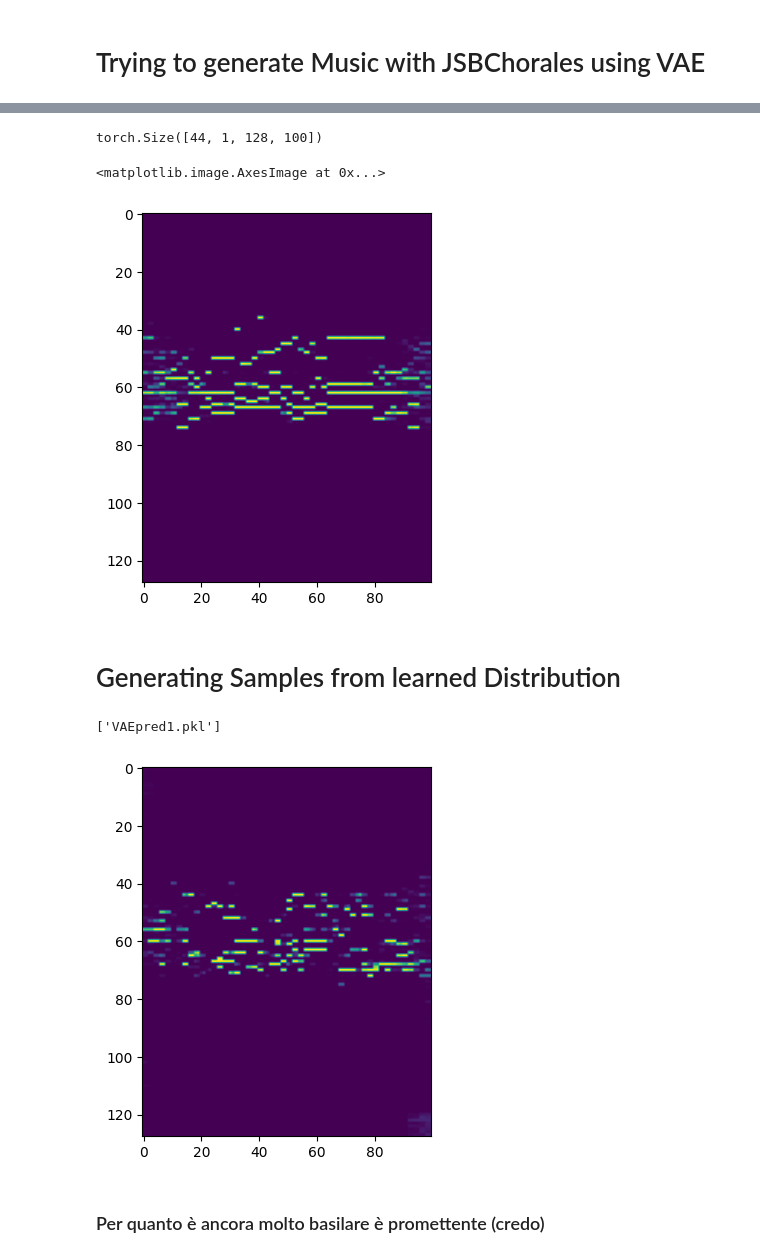
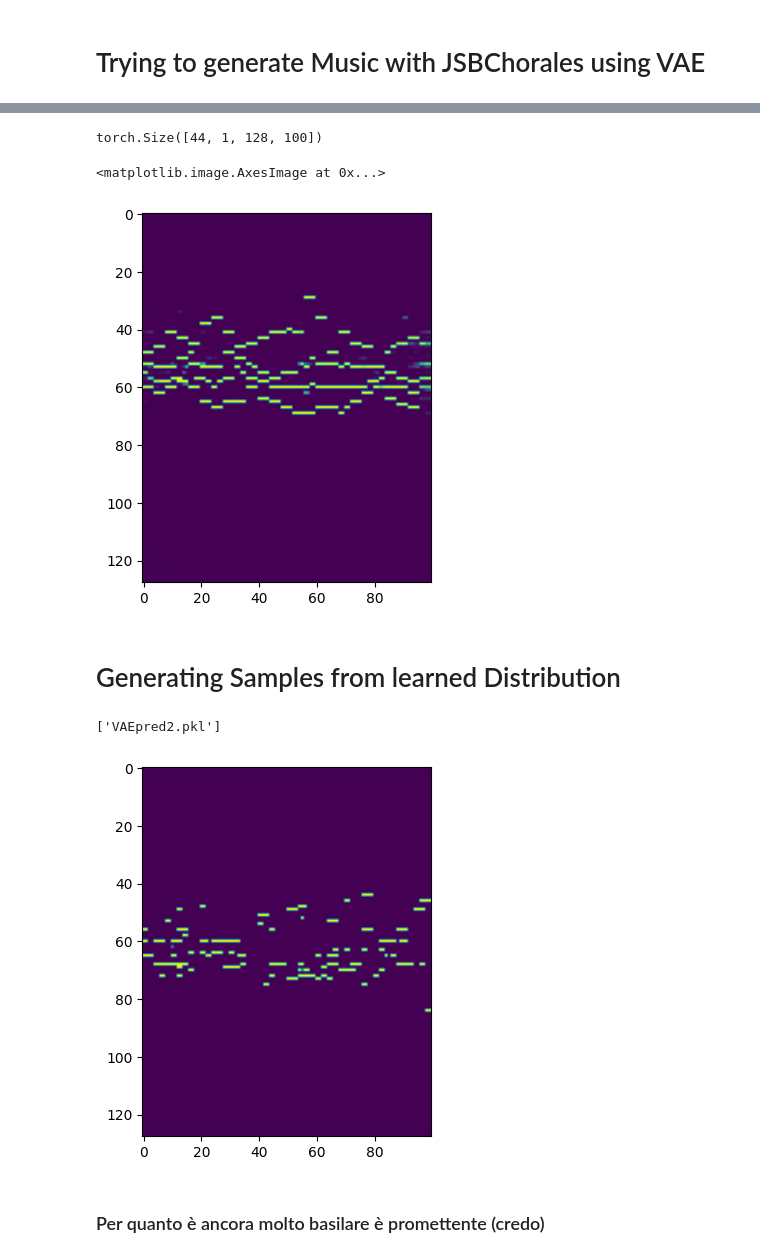
Before and after one commit to MarioPaerle/DIATONICA, a Jupyter notebook: bachvae.ipynb, the cells around one changed output, grey strips where cells are left out. Saved outputs shown, nothing was run; the diff lists cells and outputs as text; code cells hidden in the pictures.

Commit message:
Kaggle Notebook | BachVAE | Version 7

```diff
--- a/bachvae.ipynb
+++ b/bachvae.ipynb
@@ -20,8 +20,8 @@ dataloader = DataLoader(X, batch_size=64, shuffle=True)
 # %%
 def loss_function(x, x_hat, mean, log_var):
     reproduction_loss = nn.functional.binary_cross_entropy(x_hat, x, reduction='sum')
-    # reproduction_loss = nn.functional.mse_loss(x_hat, x, reduction='sum')
-    KLD = 0 - 0.5 * torch.sum(1 + log_var - mean.pow(2) - log_var.exp())
+    mse = nn.functional.mse_loss(x_hat, x, reduction='sum')
+    KLD = 0 - 0.5 * torch.sum(1 + log_var - mean.pow(2) - log_var.exp()) + mse
 
     return reproduction_loss + KLD
 # %%
@@ -31,11 +31,11 @@ class BachBlock(nn.Module):
         layers = []
 
         for head in range(heads):
-            layers.append(nn.Conv2d(1, 64, kernel_size=(16, 16), padding='same'))
+            layers.append(nn.Conv2d(1, 84, kernel_size=(24, 24), padding='same'))
             layers.append(nn.ReLU())
-            layers.append(nn.Conv2d(64, 64, kernel_size=(8, 8), padding='same'))
+            layers.append(nn.Conv2d(84, 64, kernel_size=(10, 10), padding='same'))
             layers.append(nn.ReLU())
-            layers.append(nn.Conv2d(64, 1, kernel_size=(4, 4), padding='same'))
+            layers.append(nn.Conv2d(64, 1, kernel_size=(5, 5), padding='same'))
             layers.append(nn.ReLU())
             layers.append(nn.Dropout(0.1))
 
@@ -49,7 +49,7 @@ class BachBlock(nn.Module):
 class BachVAE(nn.Module):
     def __init__(self):
         super(BachVAE, self).__init__()
-        self.preprocesser = BachBlock(8)
+        self.preprocessor = BachBlock(2)
         self.encoder = nn.Sequential(
             nn.Conv2d(1, 64, kernel_size=(16, 16), stride=(4, 2)),
             nn.LeakyReLU(0.2),
@@ -91,6 +91,7 @@ class BachVAE(nn.Module):
         return self.decoder(x)
 
     def forward(self, x):
+        # x = self.preprocessor(x)
         mean, logvar = self.encode(x)
         z = self.reparameterization(mean, logvar)
         z = self.ztodec(z)
@@ -102,7 +103,8 @@ class BachVAE(nn.Module):
 model = BachVAE().to(device)
 optim = Adam(model.parameters(), lr=0.001)
 criterion = loss_function
-
+twogpu = False
 if torch.cuda.device_count() > 1:
         print("Let's use", torch.cuda.device_count(), "GPUs!")
         model = nn.DataParallel(model).cuda()
+        twogpu = True
@@ -111,6 +111,6 @@ Let's use 2 GPUs!
 # %%
 model.train()
-for epoch in range(200):
+for epoch in range(2):
     for batch_idx, x in enumerate(dataloader):
         x = x.float().to(device)
         optim.zero_grad()
@@ -152,7 +137,7 @@ plt.imshow(_x_hat)
 # %% [output]
 torch.Size([44, 1, 128, 100])
 <matplotlib.image.AxesImage at 0x...>
-[figure, old version]
+[figure, new version]
 # %% [markdown]
 # Generating Samples from learned Distribution
 # %%
@@ -166,21 +151,21 @@ def generate_sample_distr(z_sample): # 8, 8, 16
     return sample
 # %%
 with torch.no_grad():
-    mean = torch.randn(1, 32).to(device)*0.3
-    logvar = torch.randn(1, 32).to(device)*-0.1
-    z = model.module.reparameterization(mean, logvar)
-    z = model.module.ztodec(z)
+    mean = torch.randn(1, 32).to(device)*-10
+    logvar = torch.randn(1, 32).to(device)*2
+    z = model.reparameterization(mean, logvar)
+    z = model.ztodec(z)
     z = z.view(z.shape[0], 8, 8, 16)
-    new_sample = model.module.decode(z)
+    new_sample = model.decode(z)
 
 new_sample = new_sample.cpu().numpy()[0, 0, :, :]
 
 plt.imshow(new_sample)
 
-joblib.dump(new_sample, "VAEpred1.pkl")
+joblib.dump(new_sample, "VAEpred2.pkl")
 # %% [output]
-['VAEpred1.pkl']
+['VAEpred2.pkl']
-[figure, old version]
+[figure, new version]
 # %% [markdown]
 ### Per quanto è ancora molto basilare è promettente (credo)
 # %%
```
Also changed, not shown: parts of 2 cells of this notebook.
